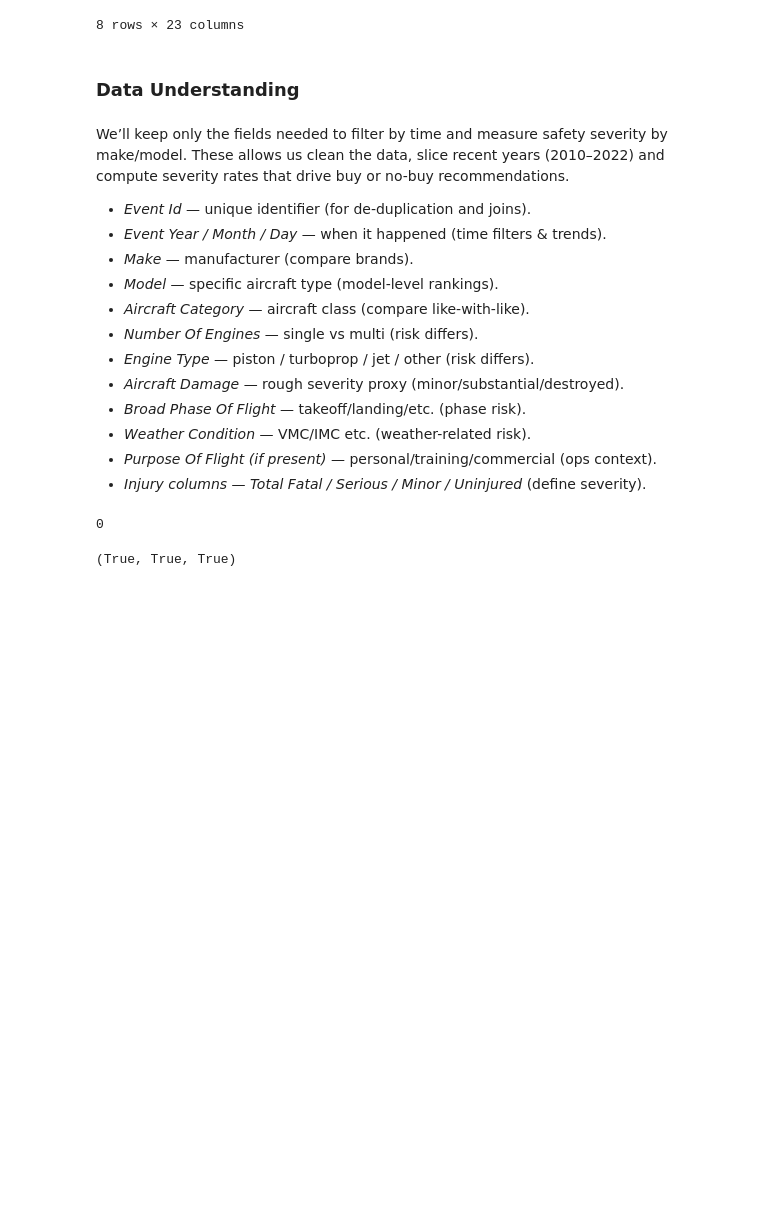
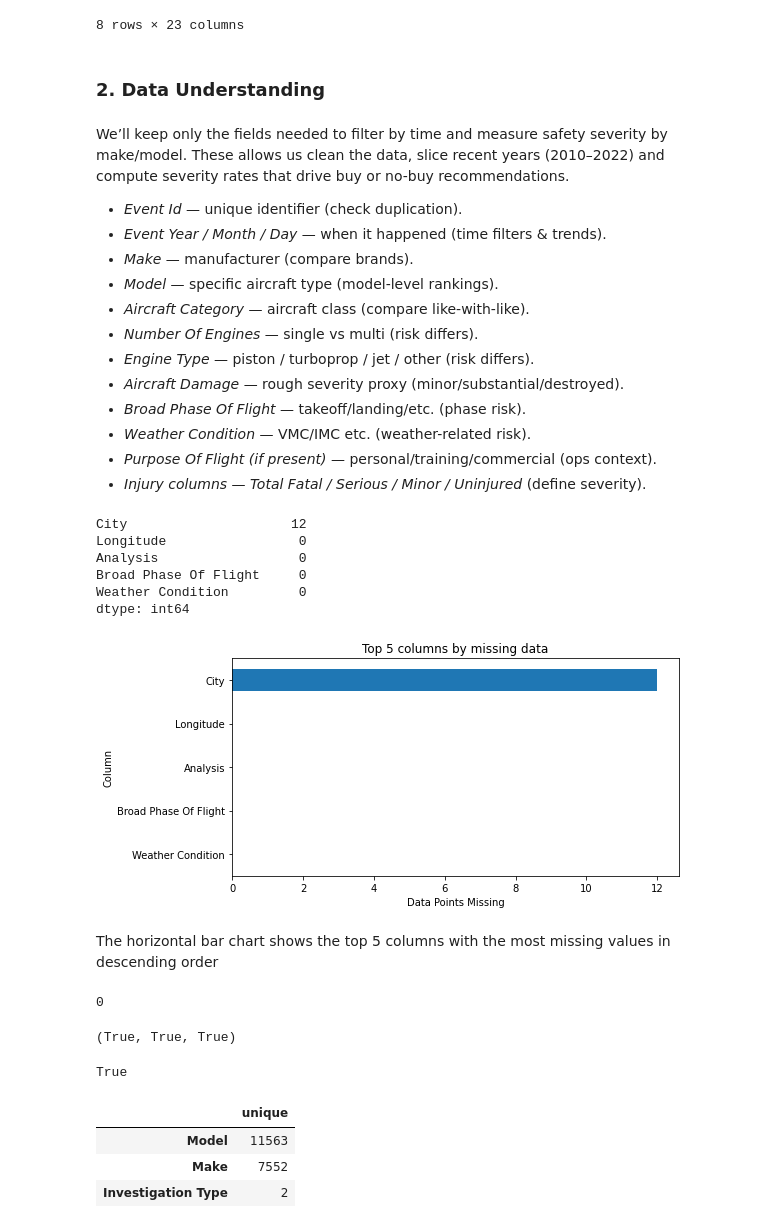
Before and after one commit to mcshoja/Phase-1-Project, a Jupyter notebook: aviation.ipynb, the cells around one changed output. Saved outputs shown, nothing was run; the diff lists cells and outputs as text; code cells hidden in the pictures; blank space fills up the shorter version.

Commit message:
Data Cleaning and Preparation

```diff
--- a/aviation.ipynb
+++ b/aviation.ipynb
@@ -70,12 +70,12 @@ df.describe()
 | max | 8.000000 | 270.000000 | 137.000000 | 380.000000 | 459.000000 | ... |
 8 rows × 23 columns
 # %% [markdown]
-### Data Understanding
+### 2. Data Understanding
 # %% [markdown]
 We’ll keep only the fields needed to filter by time and measure safety severity by make/model. These allows us clean the data, slice recent years (2010–2022) and compute severity rates that drive buy or no-buy recommendations.
 
 
-* *Event Id* — unique identifier (for de-duplication and joins).
+* *Event Id* — unique identifier (check duplication).
 * *Event Year / Month / Day* — when it happened (time filters & trends).
 * *Make* — manufacturer (compare brands).
 * *Model* — specific aircraft type (model-level rankings).
@@ -87,14 +87,56 @@ We’ll keep only the fields needed to filter by time and measure safety severit
 * *Weather Condition* — VMC/IMC etc. (weather-related risk).
 * *Purpose Of Flight* *(if present)* — personal/training/commercial (ops context).
 * *Injury columns* — *Total Fatal / Serious / Minor / Uninjured* (define severity).
-# %%
-# Data quality check
-# Check for uniqueness in the Event ID column
-df['Event Id'].duplicated().sum()
-# %% [output]
-0
-# %%
-# Ensure the event date fields exist so that we can filter by time
-'Event Year' in df.columns, 'Event Month' in df.columns, 'Event Day' in df.columns
-# %% [output]
-(True, True, True)
+# %%
+# Check for missing values
+(df.isna().sum()).sort_values(ascending=False).head()
+# %% [output]
+City                     12
+Longitude                 0
+Analysis                  0
+Broad Phase Of Flight     0
+Weather Condition         0
+dtype: int64
+# %%
+# Bar chart for missing values
+missing_vls = (df.isna().sum()).sort_values(ascending=False).head()
+missing_vls.plot(kind="barh", figsize=(8,4))
+plt.xlabel("Data Points Missing")
+plt.ylabel("Column")
+plt.title("Top 5 columns by missing data")
+plt.gca().invert_yaxis()
+plt.show();
+# %% [output]
+[figure, added]
+# %% [markdown]
+The horizontal bar chart shows the top 5 columns with the most missing values in descending order
+# %%
+# Check for duplicates in the Event ID column
+df['Event Id'].duplicated().sum()
+# %% [output]
+0
+# %%
+# Ensure the event date fields exist so that we can filter by time
+'Event Year' in df.columns, 'Event Month' in df.columns, 'Event Day' in df.columns
+# %% [output]
+(True, True, True)
+# %%
+# Check date parts are valid (no weird years, months or days)
+df["Event Year"].between(1960, 2023).all()
+df["Event Month"].between(1, 12).all()
+df["Event Day"].between(1, 31).all()
+# %% [output]
+True
+# %%
+# Unique counts for key categoricals (no NaN/blank cols needed)
+cols = ["Make", "Model", "Investigation Type"]
+cat_overview = pd.DataFrame(
+    {"unique": [df[c].nunique(dropna=True) for c in cols]},
+    index=cols
+).sort_values("unique", ascending=False)
+cat_overview
+# %% [output]
+|  | unique |
+| Model | 11563 |
+| Make | 7552 |
+| Investigation Type | 2 |
```
Also changed, not shown: parts of 7 cells of this notebook.
